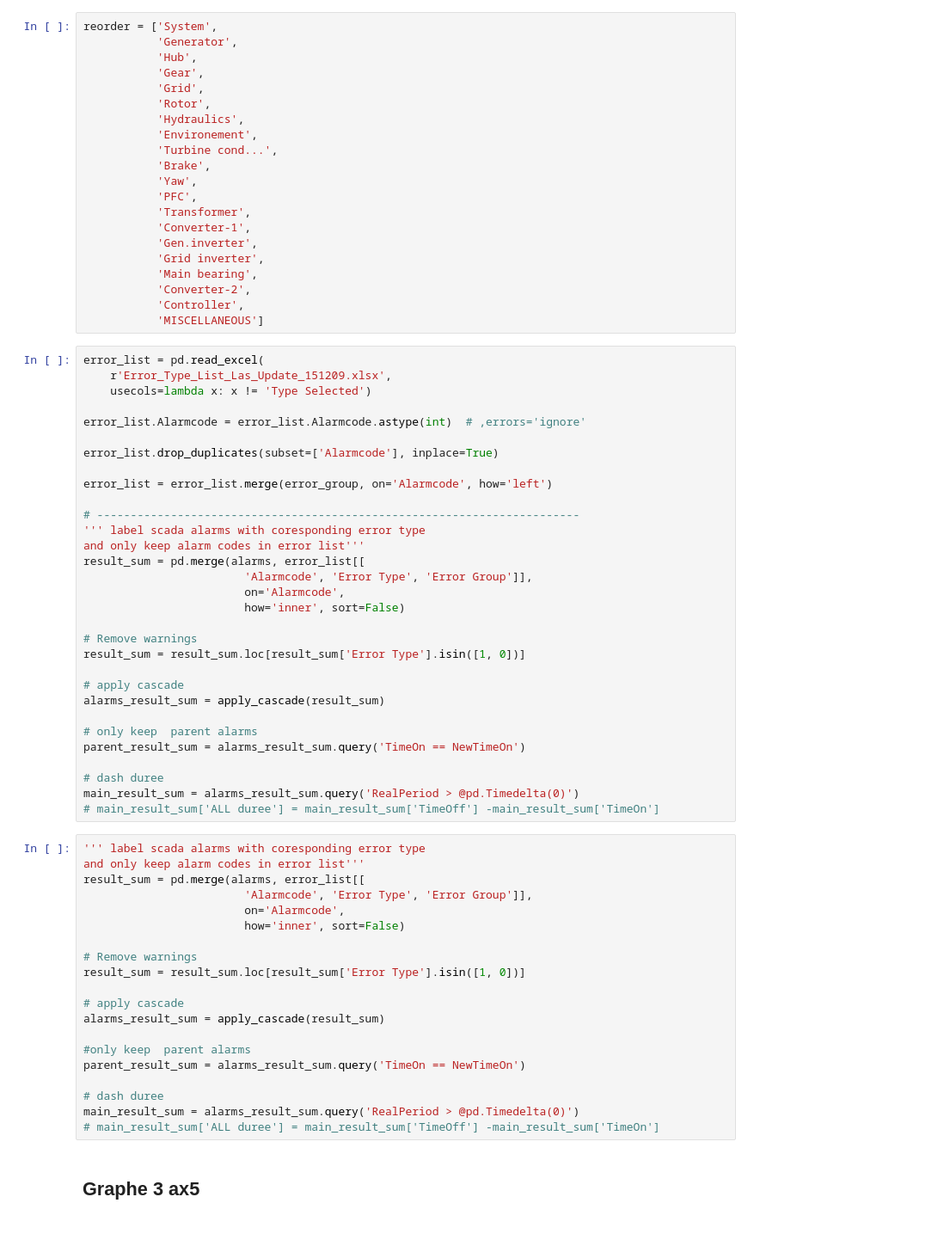
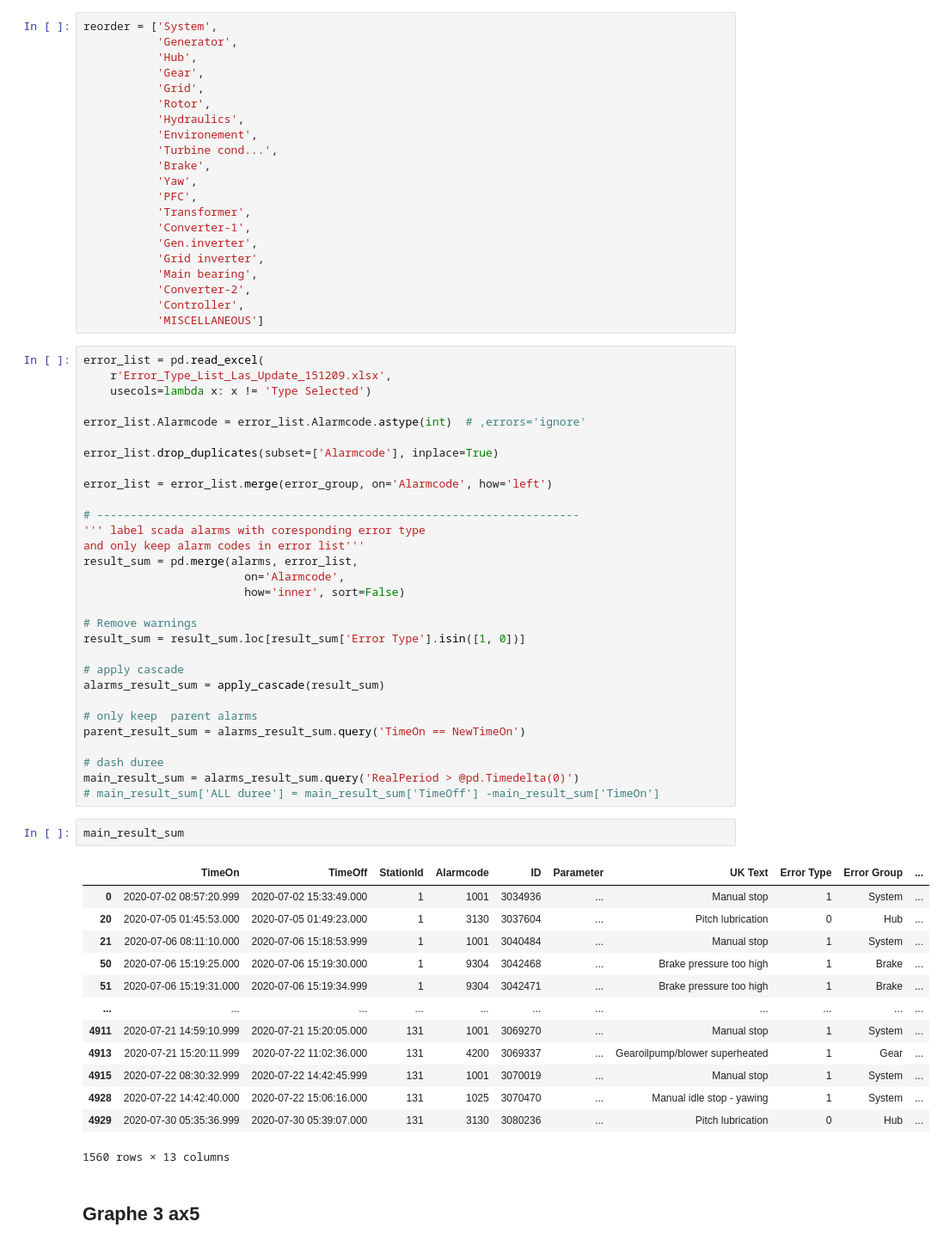
Before and after one commit to capem/TB-Performance, a Jupyter notebook: performance.ipynb, the cells around one changed output. Shown at 86% size. Saved outputs shown, nothing was run; the diff lists cells and outputs as text.

```diff
--- a/performance.ipynb
+++ b/performance.ipynb
@@ -395,8 +375,7 @@ error_list = error_list.merge(error_group, on='Alarmcode', how='left')
 # ------------------------------------------------------------------------
 ''' label scada alarms with coresponding error type
 and only keep alarm codes in error list'''
-result_sum = pd.merge(alarms, error_list[[
-                        'Alarmcode', 'Error Type', 'Error Group']],
+result_sum = pd.merge(alarms, error_list,
                         on='Alarmcode',
                         how='inner', sort=False)
 
@@ -412,26 +391,22 @@ parent_result_sum = alarms_result_sum.query('TimeOn == NewTimeOn')
 # dash duree
 main_result_sum = alarms_result_sum.query('RealPeriod > @pd.Timedelta(0)')
 # main_result_sum['ALL duree'] = main_result_sum['TimeOff'] -main_result_sum['TimeOn']
-# %%
-''' label scada alarms with coresponding error type
-and only keep alarm codes in error list'''
-result_sum = pd.merge(alarms, error_list[[
-                        'Alarmcode', 'Error Type', 'Error Group']],
-                        on='Alarmcode',
-                        how='inner', sort=False)
-
-# Remove warnings
-result_sum = result_sum.loc[result_sum['Error Type'].isin([1, 0])]
-
-# apply cascade
-alarms_result_sum = apply_cascade(result_sum)
-
-#only keep  parent alarms
-parent_result_sum = alarms_result_sum.query('TimeOn == NewTimeOn')
-
-# dash duree
-main_result_sum = alarms_result_sum.query('RealPeriod > @pd.Timedelta(0)')
-# main_result_sum['ALL duree'] = main_result_sum['TimeOff'] -main_result_sum['TimeOn']
+# %%
+main_result_sum
+# %% [output]
+|  | TimeOn | TimeOff | StationId | Alarmcode | ID | Parameter | UK Text | Error Type | Error Group | ... |
+| 0 | 2020-07-02 08:57:20.999 | 2020-07-02 15:33:49.000 | 1 | 1001 | 3034936 | ... | Manual stop | 1 | System | ... |
+| 20 | 2020-07-05 01:45:53.000 | 2020-07-05 01:49:23.000 | 1 | 3130 | 3037604 | ... | Pitch lubrication | 0 | Hub | ... |
+| 21 | 2020-07-06 08:11:10.000 | 2020-07-06 15:18:53.999 | 1 | 1001 | 3040484 | ... | Manual stop | 1 | System | ... |
+| 50 | 2020-07-06 15:19:25.000 | 2020-07-06 15:19:30.000 | 1 | 9304 | 3042468 | ... | Brake pressure too high | 1 | Brake | ... |
+| 51 | 2020-07-06 15:19:31.000 | 2020-07-06 15:19:34.999 | 1 | 9304 | 3042471 | ... | Brake pressure too high | 1 | Brake | ... |
+| ... | ... | ... | ... | ... | ... | ... | ... | ... | ... | ... |
+| 4911 | 2020-07-21 14:59:10.999 | 2020-07-21 15:20:05.000 | 131 | 1001 | 3069270 | ... | Manual stop | 1 | System | ... |
+| 4913 | 2020-07-21 15:20:11.999 | 2020-07-22 11:02:36.000 | 131 | 4200 | 3069337 | ... | Gearoilpump/blower superheated | 1 | Gear | ... |
+| 4915 | 2020-07-22 08:30:32.999 | 2020-07-22 14:42:45.999 | 131 | 1001 | 3070019 | ... | Manual stop | 1 | System | ... |
+| 4928 | 2020-07-22 14:42:40.000 | 2020-07-22 15:06:16.000 | 131 | 1025 | 3070470 | ... | Manual idle stop - yawing | 1 | System | ... |
+| 4929 | 2020-07-30 05:35:36.999 | 2020-07-30 05:39:07.000 | 131 | 3130 | 3080236 | ... | Pitch lubrication | 0 | Hub | ... |
+1560 rows × 13 columns
 # %% [markdown]
 ## Graphe 3 ax5
 # %%
```
Also changed, not shown: parts of 50 cells of this notebook.
